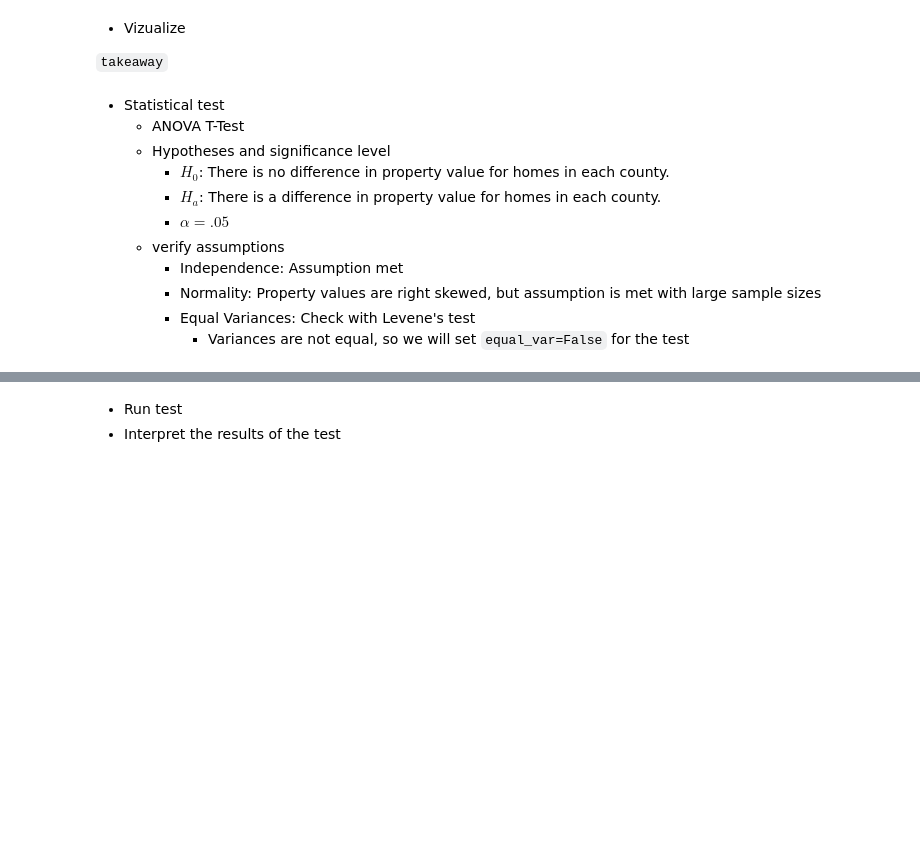
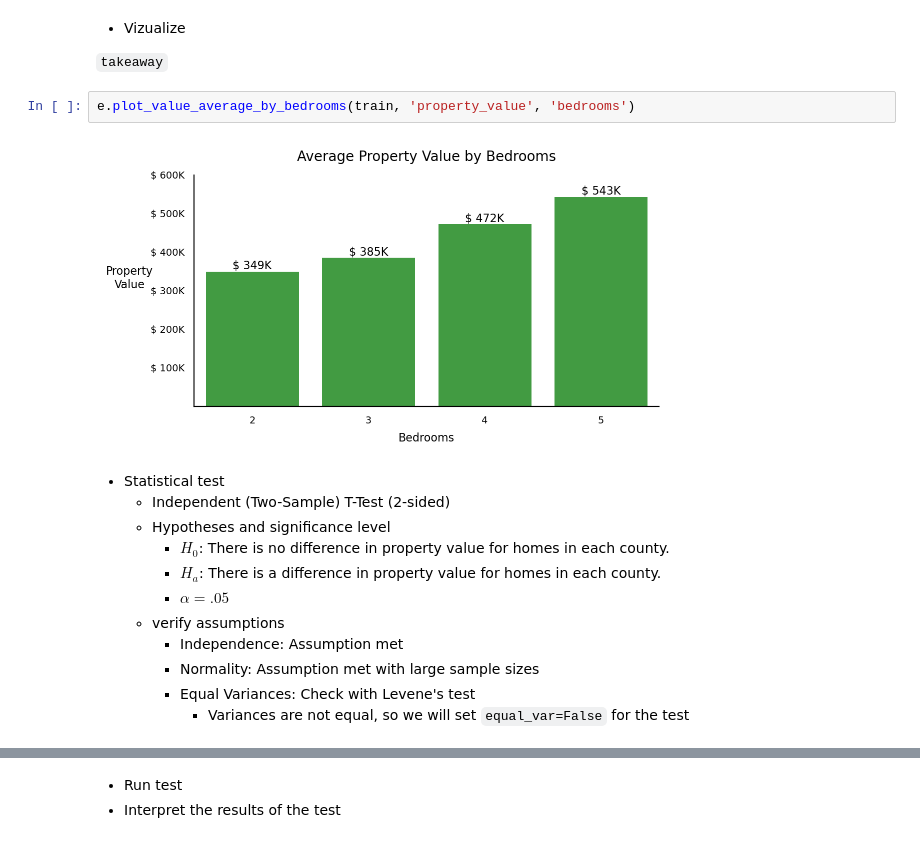
Before and after one commit to martin-reyes/project_regression_predict_property_value, a Jupyter notebook: final_report_template .ipynb, the cells around one changed output, grey strips where cells are left out. Drawn from its saved outputs; the diff is of its cells as text; blank space fills up the shorter version.

```diff
--- a/final_report_template .ipynb
+++ b/final_report_template .ipynb
@@ -149,15 +180,19 @@ With a low p value, we can conclude that **property value is dependent on county
 - Vizualize
 
 `takeaway`
+# %%
+e.plot_value_average_by_bedrooms(train, 'property_value', 'bedrooms')
+# %% [output]
+[figure, added]
 # %% [markdown]
 - Statistical test
-    * ANOVA T-Test
+    * Independent (Two-Sample) T-Test (2-sided)
     * Hypotheses and significance level
         * $H_0$: There is no difference in property value for homes in each county.
         * $H_a$: There is a difference in property value for homes in each county.
         * $\alpha = .05$
     * verify assumptions
         * Independence: Assumption met
-        * Normality: Property values are right skewed, but assumption is met with large sample sizes
+        * Normality: Assumption met with large sample sizes
         * Equal Variances: Check with Levene's test
             * Variances are not equal, so we will set `equal_var=False` for the test
```
Also changed, not shown: parts of 37 cells of this notebook, 4 other files.
